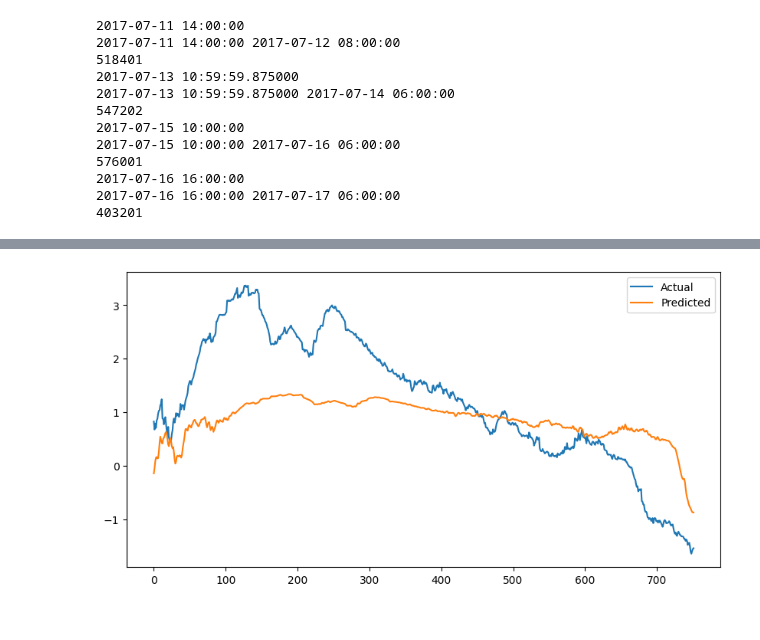
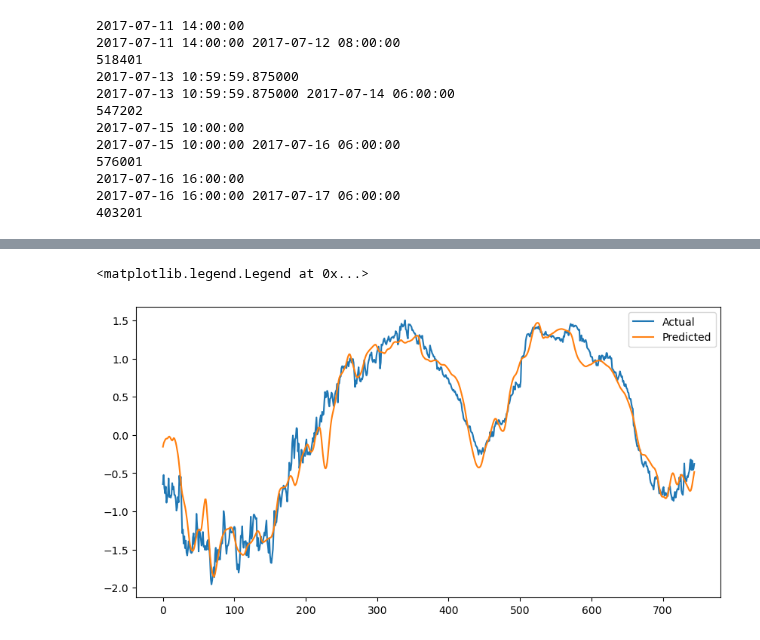
Before and after one commit to rzv09/smores_proj, a Jupyter notebook: src/many_to_many_lstm.ipynb, the cells around one changed output, grey strips where cells are left out. Cells and saved outputs as stored; diff of their text form; code cells hidden in the pictures.

```diff
--- a/src/many_to_many_lstm.ipynb
+++ b/src/many_to_many_lstm.ipynb
@@ -408,3 +439,16 @@ Epoch 790, Train Loss: 0.13793344795703888, Val Loss: 0.30021223425865173
+# %%
+model3.eval()
+with torch.no_grad():
+    y_pred_test = model3(train_seq_tensor3)
+
+# Plot test predictions
+plt.figure(figsize=(10, 5))
+plt.plot(train_label_tensor3[:, 1,:].cpu().numpy(), label="Actual")
+plt.plot(y_pred_test[:, 1, :].cpu().numpy(), label="Predicted")
+plt.legend()
+# %% [output]
+<matplotlib.legend.Legend at 0x...>
+[figure, added]
 # %%
 import copy
 # Average the models
@@ -430,13 +473,0 @@ test_tensor_labels4 = torch.FloatTensor(test_labels4)
-# %%
-average_model.eval()
-with torch.no_grad():
-    y_pred_test = average_model(test_tensor_seq4)
-
-# Plot test predictions
-plt.figure(figsize=(10, 5))
-plt.plot(test_tensor_labels4[:, 3,:].numpy(), label="Actual")
-plt.plot(y_pred_test[:, 3, :].numpy(), label="Predicted")
-plt.legend()
-plt.savefig('model123_avg_fl')
-# %% [output]
-[figure, removed]
```
Also changed, not shown: parts of 27 cells of this notebook, 2 other files.
